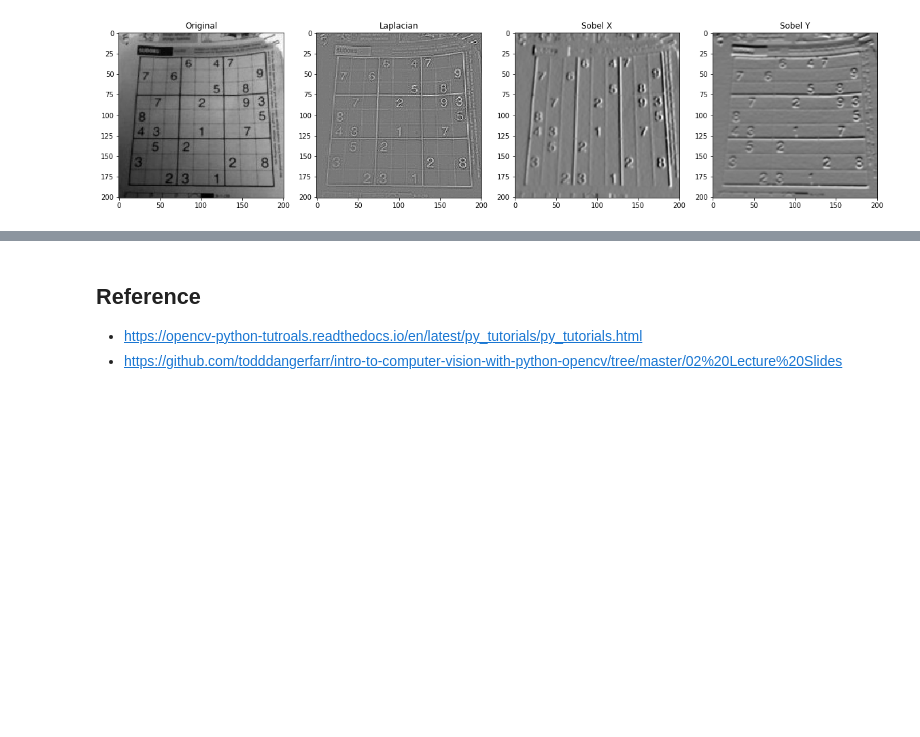
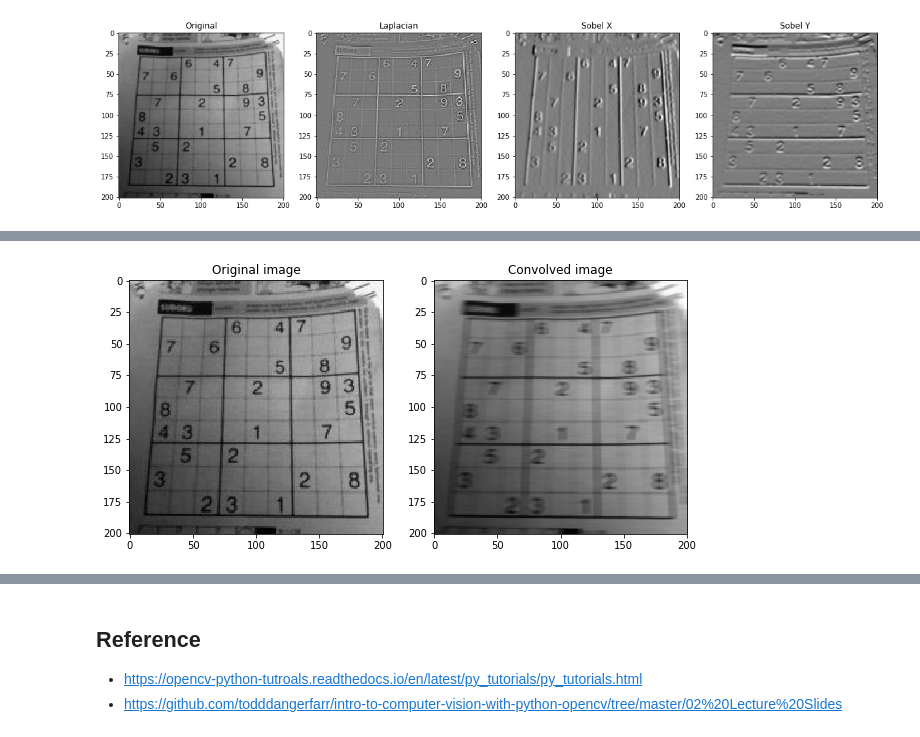
Before and after one commit to doosik71/lecture_python, a Jupyter notebook: 20_opencv/22_Image_Processing.ipynb, the cells around one changed output, grey strips where cells are left out. Drawn from its saved outputs; the diff is of its cells as text; code cells hidden in the pictures; blank space fills up the shorter version.

```diff
--- a/20_opencv/22_Image_Processing.ipynb
+++ b/20_opencv/22_Image_Processing.ipynb
@@ -246,0 +271,7 @@ plt.show()
+# %%
+horizontal_smoothing_kernel = np.zeros((7, 7), np.float32)
+horizontal_smoothing_kernel[2, :] = 1 / 7
+convolved_image = cv2.filter2D(gray_image, ddepth=-1, kernel=horizontal_smoothing_kernel)
+plot_convolved_image(gray_image, convolved_image)
+# %% [output]
+[figure, added]
```
Also changed, not shown: parts of 15 cells of this notebook, 4 other files.
